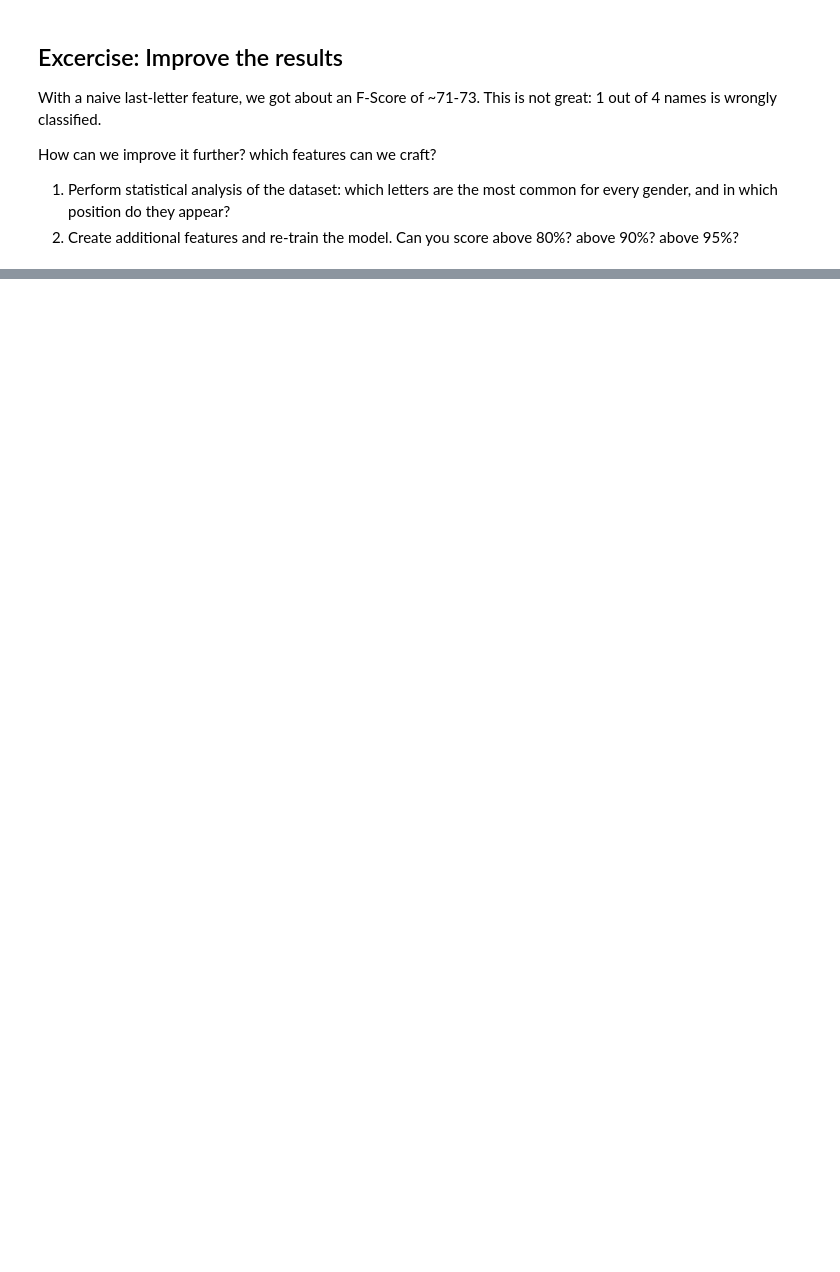
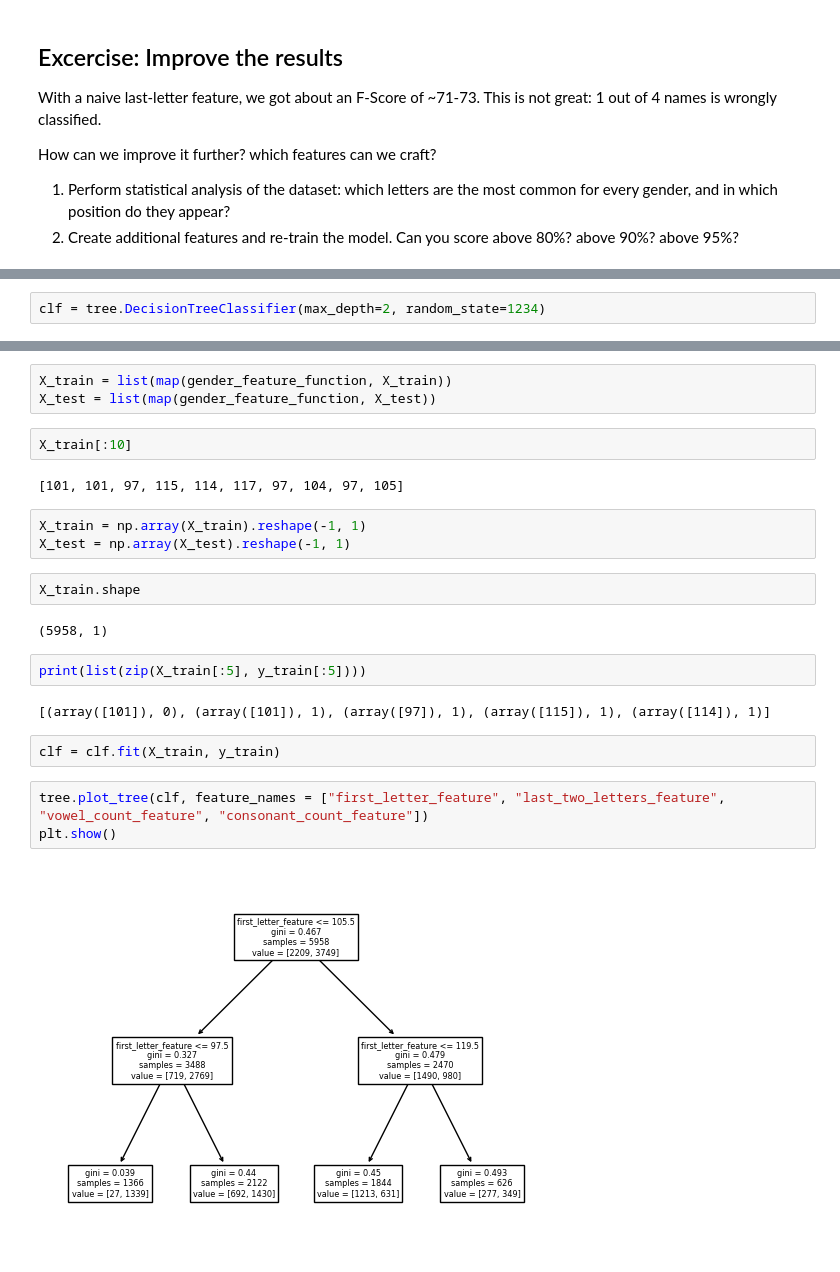
Before and after one commit to NastasiaMazur/ML_all_notebooks, a Jupyter notebook: 02_Gender_Identification_with_Decision_Tree.ipynb, the cells around one changed output, grey strips where cells are left out. Cells and saved outputs as stored; diff of their text form; blank space fills up the shorter version.

```diff
--- a/02_Gender_Identification_with_Decision_Tree.ipynb
+++ b/02_Gender_Identification_with_Decision_Tree.ipynb
@@ -291,0 +340,2 @@ How can we improve it further? which features can we craft?
+# %%
+clf = tree.DecisionTreeClassifier(max_depth=2, random_state=1234)
@@ -291,0 +361,25 @@ How can we improve it further? which features can we craft?
+# %%
+X_train = list(map(gender_feature_function, X_train))
+X_test = list(map(gender_feature_function, X_test))
+# %%
+X_train[:10]
+# %% [output]
+[101, 101, 97, 115, 114, 117, 97, 104, 97, 105]
+# %%
+X_train = np.array(X_train).reshape(-1, 1)
+X_test = np.array(X_test).reshape(-1, 1)
+# %%
+X_train.shape
+# %% [output]
+(5958, 1)
+# %%
+print(list(zip(X_train[:5], y_train[:5])))
+# %% [output]
+[(array([101]), 0), (array([101]), 1), (array([97]), 1), (array([115]), 1), (array([114]), 1)]
+# %%
+clf = clf.fit(X_train, y_train)
+# %%
+tree.plot_tree(clf, feature_names = ["first_letter_feature", "last_two_letters_feature", "vowel_count_feature", "consonant_count_feature"])
+plt.show()
+# %% [output]
+[figure, added]
```
Also changed, not shown: parts of 17 cells of this notebook.
